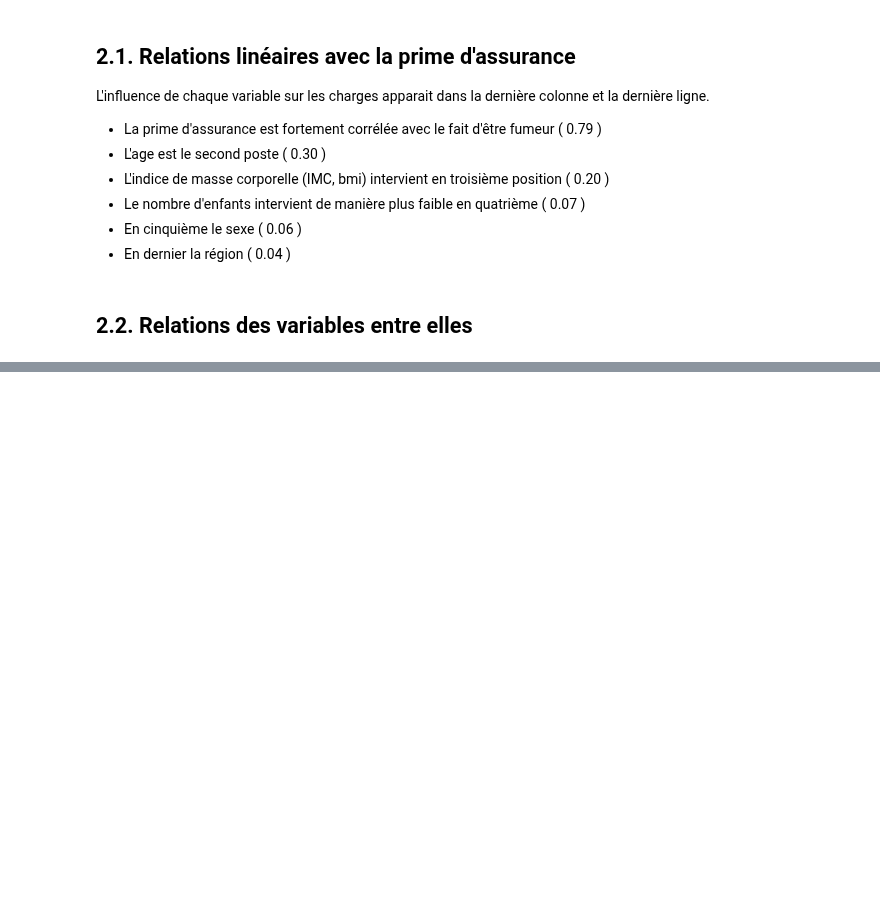
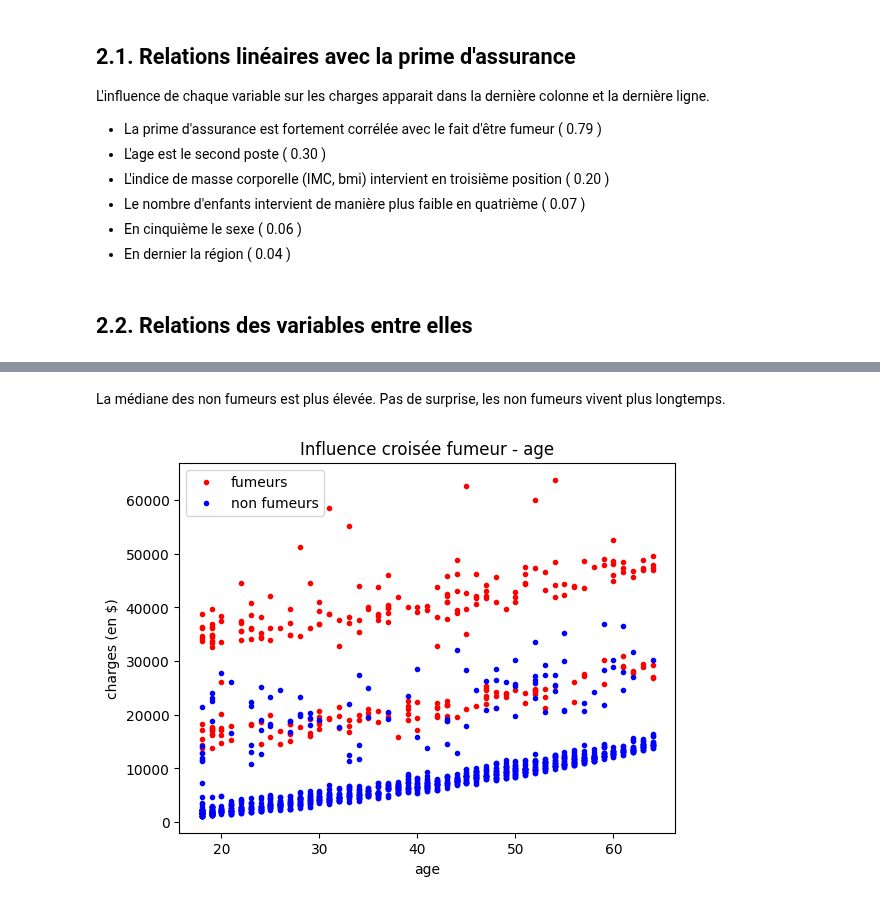
Before and after one commit to NicoCasso/Assur_aimant, a Jupyter notebook: analyse.ipynb, the cells around one changed output, grey strips where cells are left out. Saved outputs shown, nothing was run; the diff lists cells and outputs as text; code cells hidden in the pictures; blank space fills up the shorter version.

```diff
--- a/analyse.ipynb
+++ b/analyse.ipynb
@@ -208,0 +187,16 @@ Un seul croisement n'a pas été traité : region
+# %% [markdown]
+La médiane des non fumeurs est plus élevée. Pas de surprise, les non fumeurs vivent plus longtemps.
+# %%
+# Lien avec les charges :
+data_S = np.array(df[df["smoker"]=="yes"])
+data_N = np.array(df[df["smoker"]=="no"])
+
+plt.xlabel("age")
+plt.ylabel("charges (en $)")
+plt.plot(data_S[:, 0], data_S[:, 6], "r.", label="fumeurs")
+plt.plot(data_N[:, 0], data_N[:,6], "b.", label="non fumeurs")
+plt.title("Influence croisée fumeur - age")
+plt.legend()
+plt.show()
+# %% [output]
+[figure, added]
```
Also changed, not shown: parts of 17 cells of this notebook.
